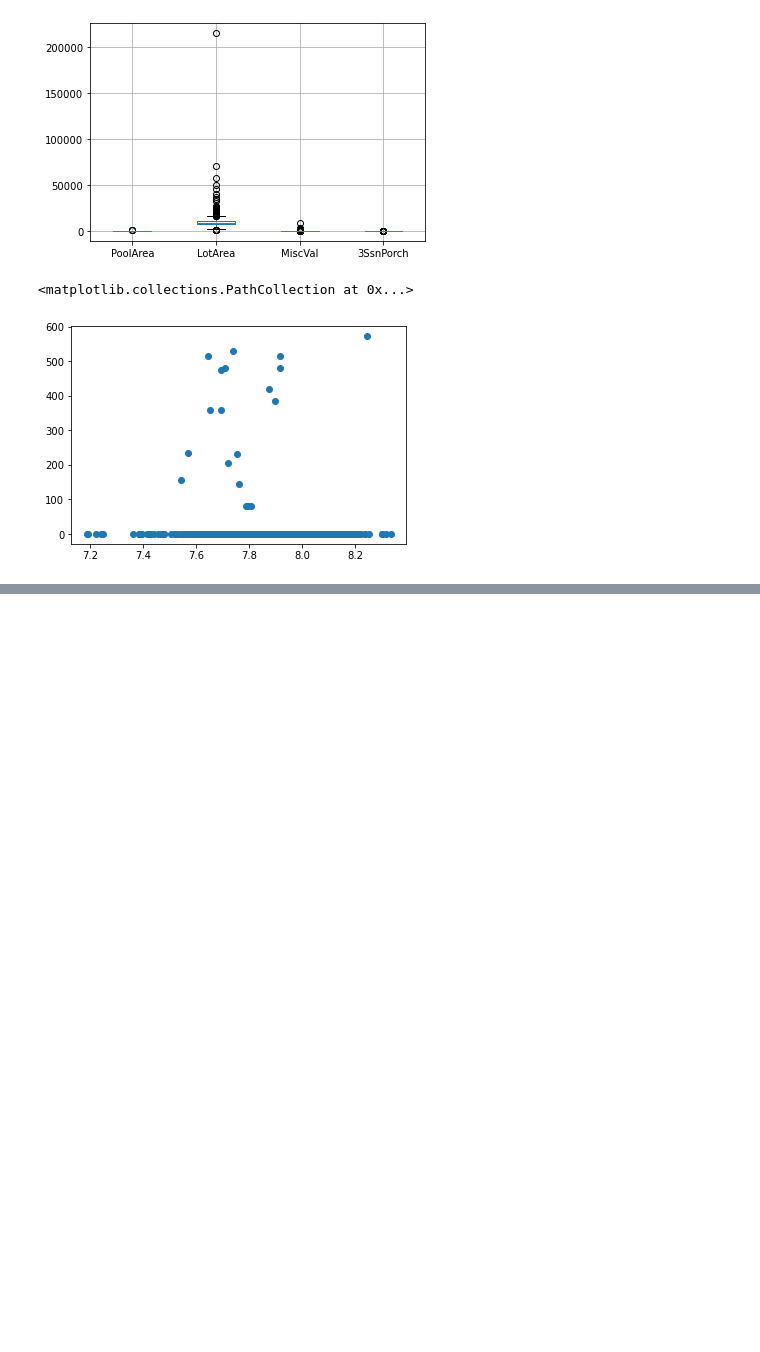
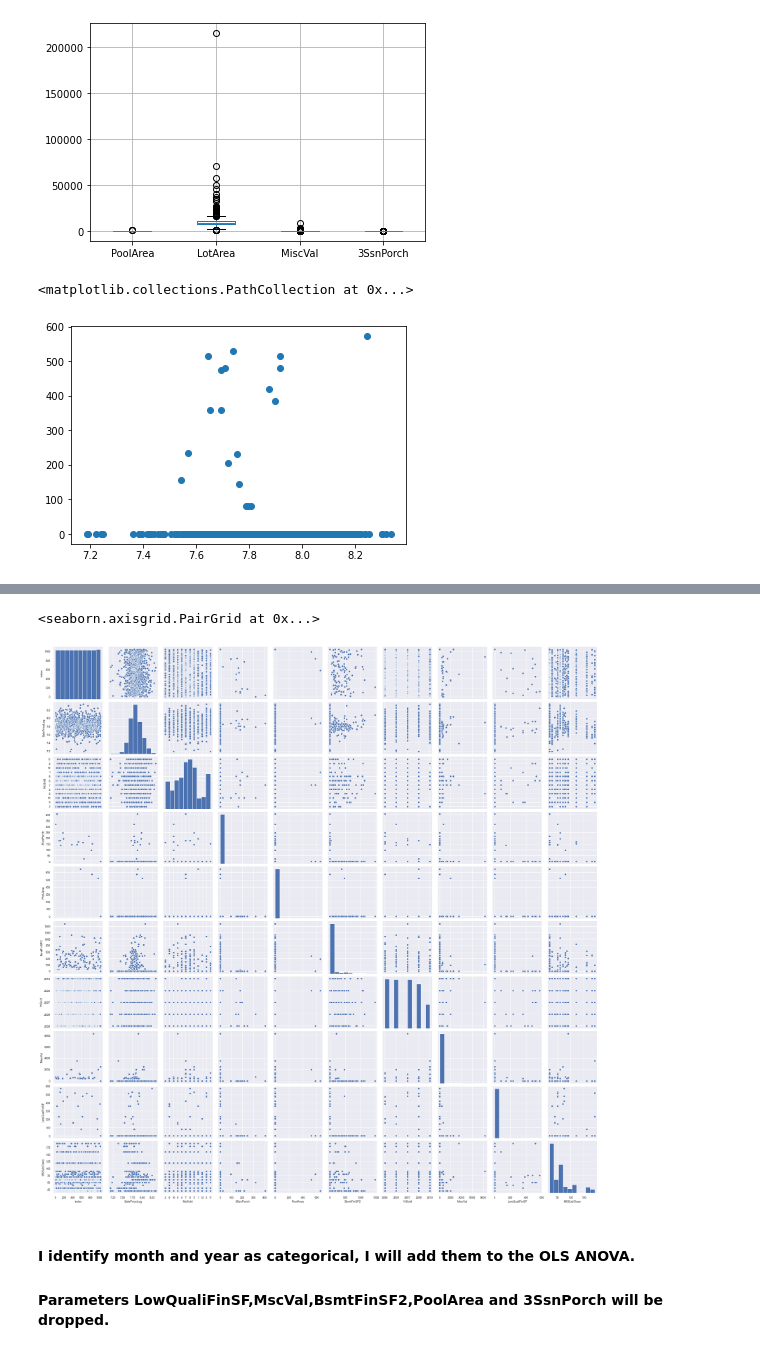
Before and after one commit to cglll/statistical-analysis-project, a Jupyter notebook: ProjectStatistics.ipynb, the cells around one changed output, grey strips where cells are left out. Cells and saved outputs as stored; diff of their text form; code cells hidden in the pictures; blank space fills up the shorter version.

```diff
--- a/ProjectStatistics.ipynb
+++ b/ProjectStatistics.ipynb
@@ -417,0 +477,12 @@ data corr
+# %%
+#No significant data
+
+data_no_significant=data_clean[['SalePriceLog', 'MoSold','3SsnPorch','PoolArea','BsmtFinSF2','YrSold','MiscVal','LowQualFinSF','MSSubClass']].reset_index()
+data_no_significant.head()
+sb.pairplot(data_no_significant)
+# %% [output]
+<seaborn.axisgrid.PairGrid at 0x...>
+[figure, added]
+# %% [markdown]
+####  I identify month and year as categorical, I will add them to the OLS ANOVA.
+#### Parameters LowQualiFinSF,MscVal,BsmtFinSF2,PoolArea and 3SsnPorch will be dropped.
```
Also changed, not shown: parts of 33 cells of this notebook.
